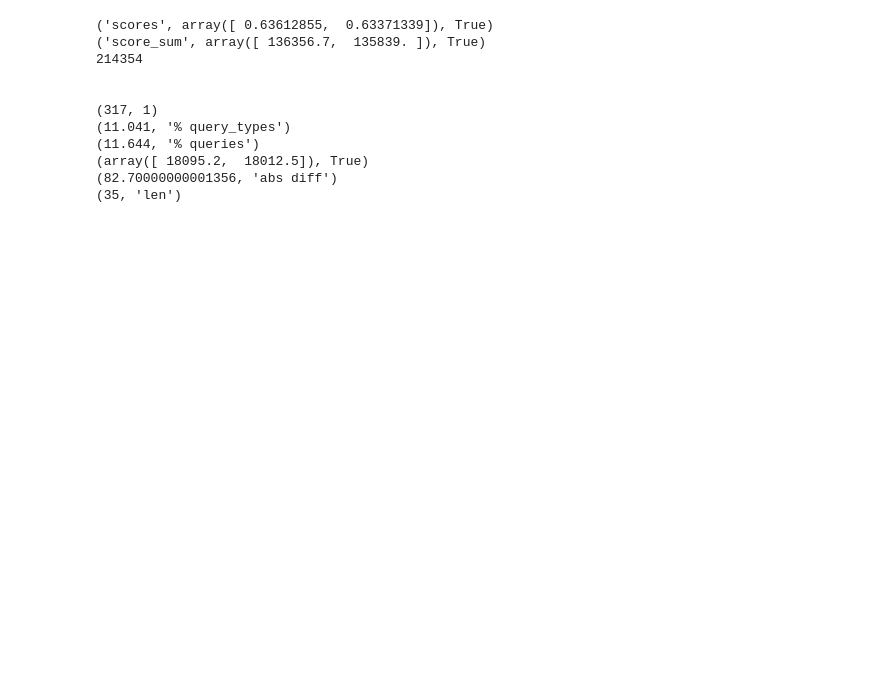
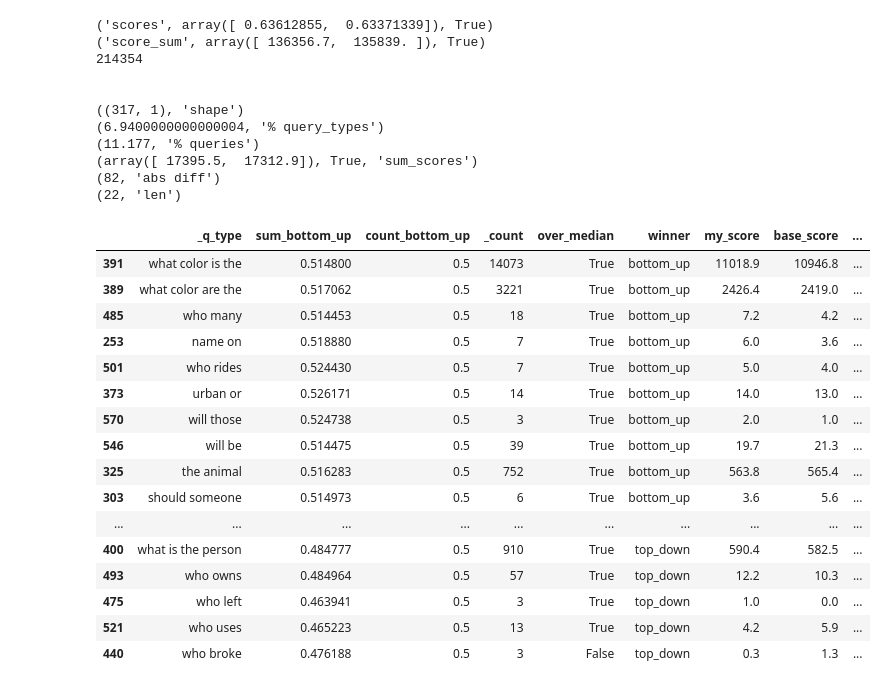
Before and after one commit to bcsaldias/VQA-analysis, a Jupyter notebook: analysis/05-analysis.ipynb, the cells around one changed output. Drawn from its saved outputs; the diff is of its cells as text; code cells hidden in the pictures; blank space fills up the shorter version.

```diff
--- a/analysis/05-analysis.ipynb
+++ b/analysis/05-analysis.ipynb
@@ -4,7 +4,7 @@ import numpy as np
 # %%
 #sizes = {'real': {'train': 443757, 'val': 214354}, 'abstract': {'train': 60000, 'val': 30000}}
 # %%
-def get_summary(scenario, _set = 'val'):
+def get_summary(scenario, _set = None):
     details_train = pd.read_csv('./data/predictions_details_{}_train'.format(scenario), header=None)
     details_train['_set'] = 'train'
     details_val = pd.read_csv('./data/predictions_details_{}_val'.format(scenario), header=None)
@@ -24,7 +24,11 @@ def get_summary(scenario, _set = 'val'):
     prediction['my_score'] = prediction.score
     prediction['base_score'] = prediction.base_score
 
-    sset_prediction = prediction[prediction._set == _set]
+    if _set is None:
+        sset_prediction = prediction
+    else:
+        sset_prediction = prediction[prediction._set == _set]
+
     #accs = (sset_prediction[['my_acc','base_acc']].sum()/sset_prediction.shape[0]).values
     scores = (sset_prediction[['my_score','base_score']].sum()/sset_prediction.shape[0]).values
 
@@ -81,26 +85,29 @@ def get_summary(scenario, _set = 'val'):
     print(new_summary._count.sum())
     return new_summary
 # %%
-def get_differents(p=1):
+def get_differents(summary, p=1, min_count=2):
+    #summary = summary[summary._count >= min_count]
+
     mean_dif = summary._diff.mean()
     std_dif = summary._diff.std()
     data_dif = summary._diff
     data_diff = pd.DataFrame( ((data_dif < mean_dif - p * std_dif).astype(int) +
                              (data_dif > mean_dif + p * std_dif).astype(int)) > 0 )
     significantly_different = summary.loc[data_diff[data_diff._diff].index]
-    print(data_diff.shape)
-    different = significantly_different[significantly_different._count>2].sort_values(by='winner')
+    print(data_diff.shape, 'shape')
+
+    different = significantly_different[significantly_different._count>min_count].sort_values(by='winner')
 
 
-    different['diff_score'] = different.my_score - different.base_score
+    different['diff_score'] = (different.my_score - different.base_score).astype(int)
     different = different[different.diff_score!=0]
 
     print(np.round(float(different.shape[0]) / data_diff.shape[0] * 100, 3),'% query_types')
     print(np.round(float(different._count.sum())/ summary._count.sum() * 100, 3),'% queries')
 
     vals = different[['my_score','base_score']].sum().values
-    print(vals, vals[0]>vals[1])
-    print(different.diff_score.sum(), 'abs diff')
+    print(vals, vals[0]>vals[1], 'sum_scores')
+    print(int(different.diff_score.sum()), 'abs diff')
 
     print(different.shape[0],'len')
     different.sort_values(by=['winner','diff_score'], inplace=True, ascending=[True, False])
@@ -108,18 +115,35 @@ def get_differents(p=1):
 # %%
 scenario = 'real'
 summary = get_summary(scenario, _set='val')
-#p = 1.31 p = 1.38 p = 1
 print('\n')
-different = get_differents(1)
+different = get_differents(summary, p=1, min_count=2)
+different
 # %% [output]
 ('scores', array([ 0.63612855,  0.63371339]), True)
 ('score_sum', array([ 136356.7,  135839. ]), True)
 214354
 
 
-(317, 1)
-(11.041, '% query_types')
-(11.644, '% queries')
-(array([ 18095.2,  18012.5]), True)
-(82.70000000001356, 'abs diff')
-(35, 'len')
+((317, 1), 'shape')
+(6.9400000000000004, '% query_types')
+(11.177, '% queries')
+(array([ 17395.5,  17312.9]), True, 'sum_scores')
+(82, 'abs diff')
+(22, 'len')
+|  | _q_type | sum_bottom_up | count_bottom_up | _count | over_median | winner | my_score | base_score | ... |
+| 391 | what color is the | 0.514800 | 0.5 | 14073 | True | bottom_up | 11018.9 | 10946.8 | ... |
+| 389 | what color are the | 0.517062 | 0.5 | 3221 | True | bottom_up | 2426.4 | 2419.0 | ... |
+| 485 | who many | 0.514453 | 0.5 | 18 | True | bottom_up | 7.2 | 4.2 | ... |
+| 253 | name on | 0.518880 | 0.5 | 7 | True | bottom_up | 6.0 | 3.6 | ... |
+| 501 | who rides | 0.524430 | 0.5 | 7 | True | bottom_up | 5.0 | 4.0 | ... |
+| 373 | urban or | 0.526171 | 0.5 | 14 | True | bottom_up | 14.0 | 13.0 | ... |
+| 570 | will those | 0.524738 | 0.5 | 3 | True | bottom_up | 2.0 | 1.0 | ... |
+| 546 | will be | 0.514475 | 0.5 | 39 | True | bottom_up | 19.7 | 21.3 | ... |
+| 325 | the animal | 0.516283 | 0.5 | 752 | True | bottom_up | 563.8 | 565.4 | ... |
+| 303 | should someone | 0.514973 | 0.5 | 6 | True | bottom_up | 3.6 | 5.6 | ... |
+| ... | ... | ... | ... | ... | ... | ... | ... | ... | ... |
+| 400 | what is the person | 0.484777 | 0.5 | 910 | True | top_down | 590.4 | 582.5 | ... |
+| 493 | who owns | 0.484964 | 0.5 | 57 | True | top_down | 12.2 | 10.3 | ... |
+| 475 | who left | 0.463941 | 0.5 | 3 | True | top_down | 1.0 | 0.0 | ... |
+| 521 | who uses | 0.465223 | 0.5 | 13 | True | top_down | 4.2 | 5.9 | ... |
+| 440 | who broke | 0.476188 | 0.5 | 3 | False | top_down | 0.3 | 1.3 | ... |
```
Also changed, not shown: parts of 2 cells of this notebook.
